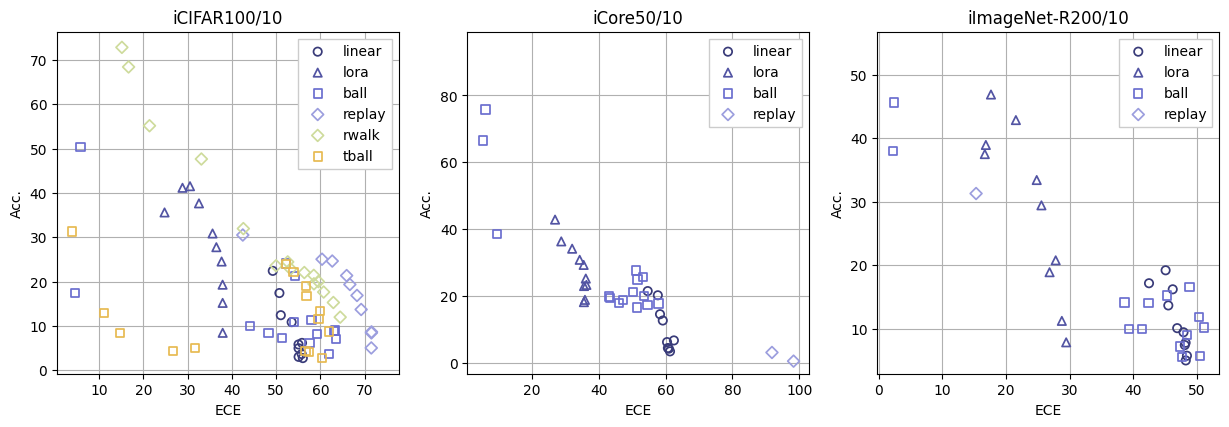
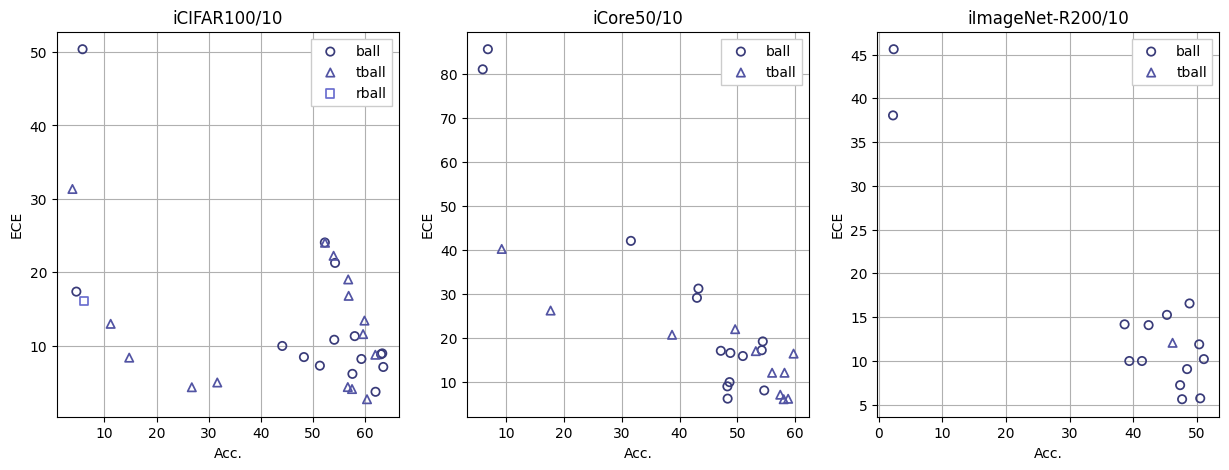
The change to this notebook cell's code, shown as a diff; its figure went from the first image to the second:
--- before
+++ after
@@ -1,5 +1,7 @@
 from typing import Dict
+
 import pandas as pd
 from matplotlib.axes import Axes
+
 
 def plot_trials(ax: Axes, trials: Dict[str, pd.DataFrame]):
@@ -10,11 +12,22 @@
         x = df["values_0"] * 100
         y = df["values_1"] * 100
-        ax.scatter(x, y, label=method, color=color, marker=MARKER[method], facecolors="none", lw=1.25)
-    ax.set_xlabel("ECE")
-    ax.set_ylabel("Acc.")
+        ax.scatter(
+            x,
+            y,
+            label=method,
+            color=color,
+            marker=MARKER[method],
+            facecolors="none",
+            lw=1.25,
+        )
+    ax.set_ylabel("ECE")
+    ax.set_xlabel("Acc.")
+
+    # ax.set_ylim(0, 10)
 
     # aspect ratio 1:1
-    ax.set_aspect("equal", adjustable="datalim")
-    ax.axis("square")
+    # ax.set_aspect("equal", adjustable="datalim")
+    # ax.axis("square")
+
 
 fig, (ax_cifar100, ax_core50, ax_imagenetr) = plt.subplots(1, 3, figsize=(15, 5))

Commit: 26/03/01